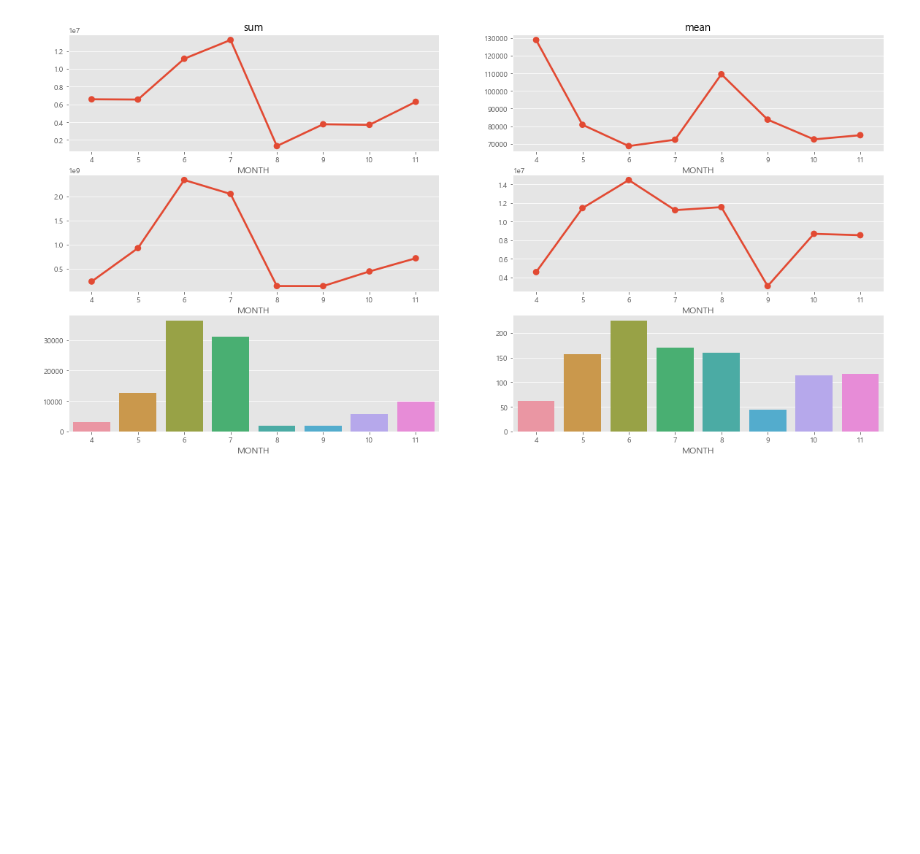
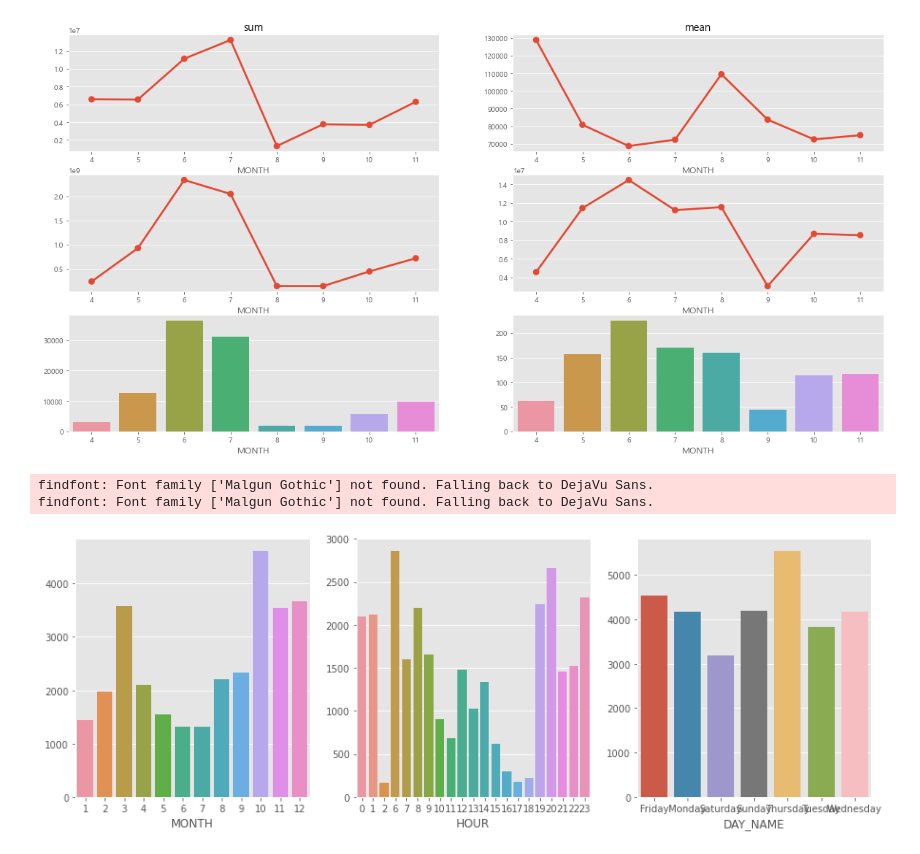
Before and after one commit to bombom93/bigcontest, a Jupyter notebook: EDA.ipynb, the cells around one changed output. Drawn from its saved outputs; the diff is of its cells as text; code cells hidden in the pictures; blank space fills up the shorter version.

```diff
--- a/EDA.ipynb
+++ b/EDA.ipynb
@@ -82,3 +87,21 @@ def kinds_sum_mean(form,arg):
 kinds_sum_mean('MONTH','침구') # MONTH, HOUR, DAY_NAME중 선택
 # %% [output]
 [figure]
+# %%
+def exp_min_sum(arg):
+    figure, (ax1,ax2,ax3) = plt.subplots(nrows=1, ncols=3)
+    figure.set_size_inches(15,5)
+
+    m_data = df[df['p_group'] == arg].groupby('MONTH').sum()['exp_min']
+    h_data = df[df['p_group'] == arg].groupby('HOUR').sum()['exp_min']
+    d_data = df[df['p_group'] == arg].groupby('DAY_NAME').sum()['exp_min']
+
+    sns.barplot(x = m_data.index, y = m_data.values, ax = ax1)
+    sns.barplot(x = h_data.index, y = h_data.values, ax = ax2)
+    sns.barplot(x = d_data.index, y = d_data.values, ax = ax3)
+# %%
+exp_min_sum('생활용품')
+# %% [output]
+findfont: Font family ['Malgun Gothic'] not found. Falling back to DejaVu Sans.
+findfont: Font family ['Malgun Gothic'] not found. Falling back to DejaVu Sans.
+[figure, added]
```
Also changed, not shown: parts of 2 cells of this notebook.
